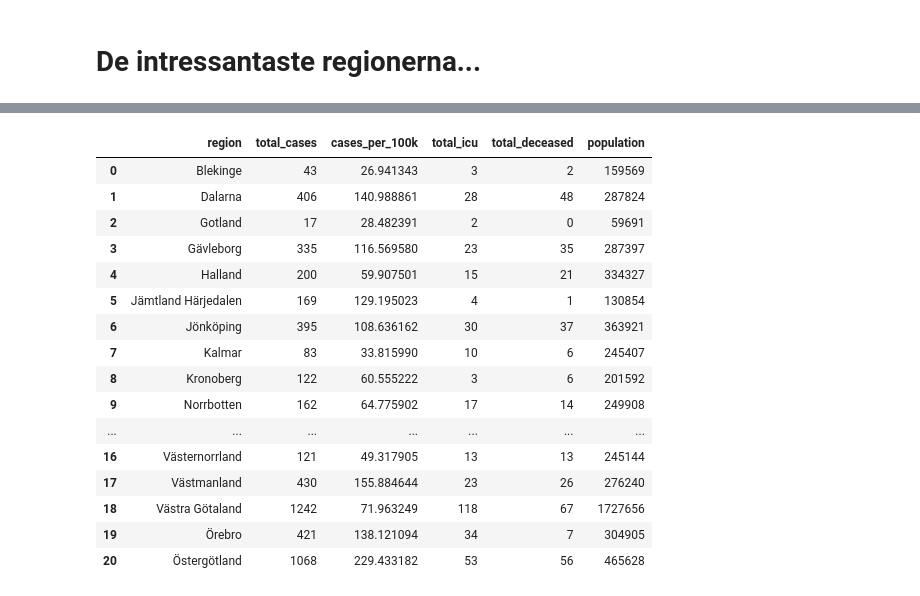
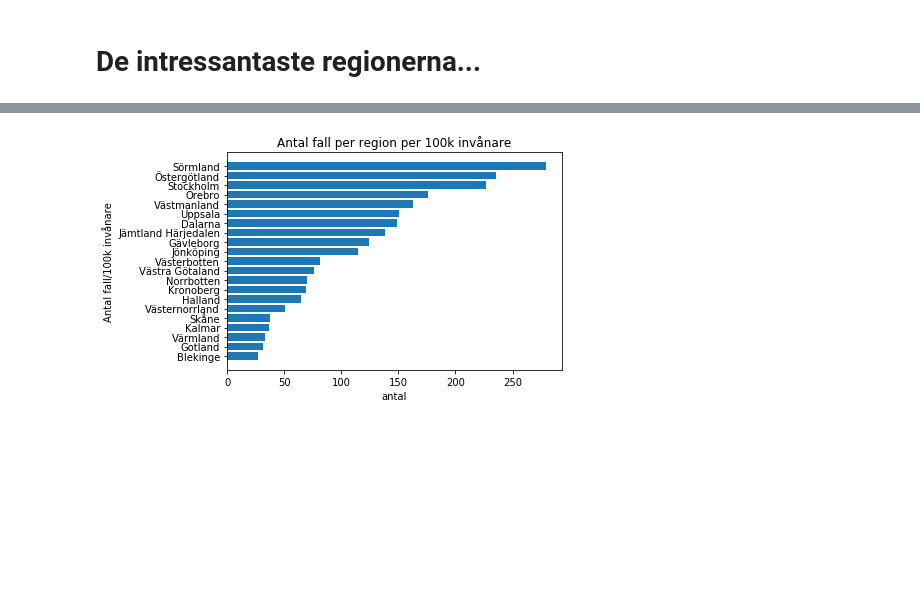
Before and after one commit to vbodell/covid-19, a Jupyter notebook: covid-playground.ipynb, the cells around one changed output, grey strips where cells are left out. Saved outputs shown, nothing was run; the diff lists cells and outputs as text; code cells hidden in the pictures; blank space fills up the shorter version.

```diff
--- a/covid-playground.ipynb
+++ b/covid-playground.ipynb
@@ -306,20 +322,11 @@ _ = ax.legend(['Stockholm', 'Västra Götaland', 'Värmland'])
-# %%
-region_df
-# %% [output]
-|  | region | total_cases | cases_per_100k | total_icu | total_deceased | population |
-| 0 | Blekinge | 43 | 26.941343 | 3 | 2 | 159569 |
-| 1 | Dalarna | 406 | 140.988861 | 28 | 48 | 287824 |
-| 2 | Gotland | 17 | 28.482391 | 2 | 0 | 59691 |
-| 3 | Gävleborg | 335 | 116.569580 | 23 | 35 | 287397 |
-| 4 | Halland | 200 | 59.907501 | 15 | 21 | 334327 |
-| 5 | Jämtland Härjedalen | 169 | 129.195023 | 4 | 1 | 130854 |
-| 6 | Jönköping | 395 | 108.636162 | 30 | 37 | 363921 |
-| 7 | Kalmar | 83 | 33.815990 | 10 | 6 | 245407 |
-| 8 | Kronoberg | 122 | 60.555222 | 3 | 6 | 201592 |
-| 9 | Norrbotten | 162 | 64.775902 | 17 | 14 | 249908 |
-| ... | ... | ... | ... | ... | ... | ... |
-| 16 | Västernorrland | 121 | 49.317905 | 13 | 13 | 245144 |
-| 17 | Västmanland | 430 | 155.884644 | 23 | 26 | 276240 |
-| 18 | Västra Götaland | 1242 | 71.963249 | 118 | 67 | 1727656 |
-| 19 | Örebro | 421 | 138.121094 | 34 | 7 | 304905 |
-| 20 | Östergötland | 1068 | 229.433182 | 53 | 56 | 465628 |
+# %%
+ordered_region = region_df.sort_values(by='cases_per_100k')
+ypos = np.arange(len(ordered_region.region))
+
+fig, ax = plt.subplots()
+ax.barh(ypos, ordered_region.cases_per_100k)
+ax.set_yticks(ypos)
+ax.set_yticklabels(ordered_region.region)
+_ = ax.set(title='Antal fall per region per 100k invånare', ylabel='Antal fall/100k invånare', xlabel='antal')
+# %% [output]
+[figure, added]
```
Also changed, not shown: parts of 25 cells of this notebook.
